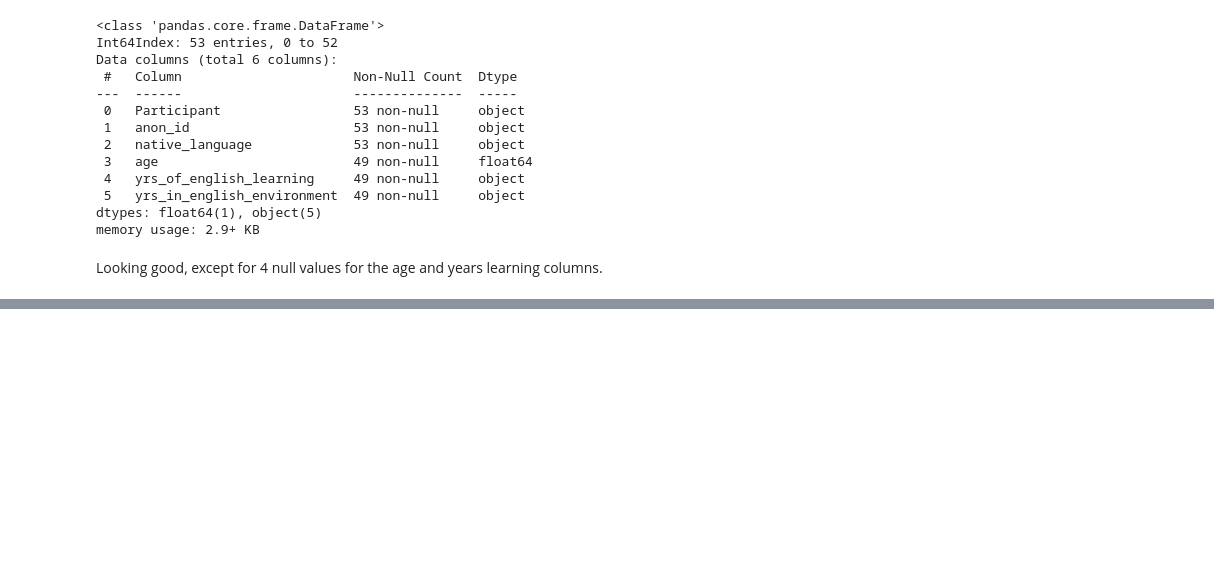
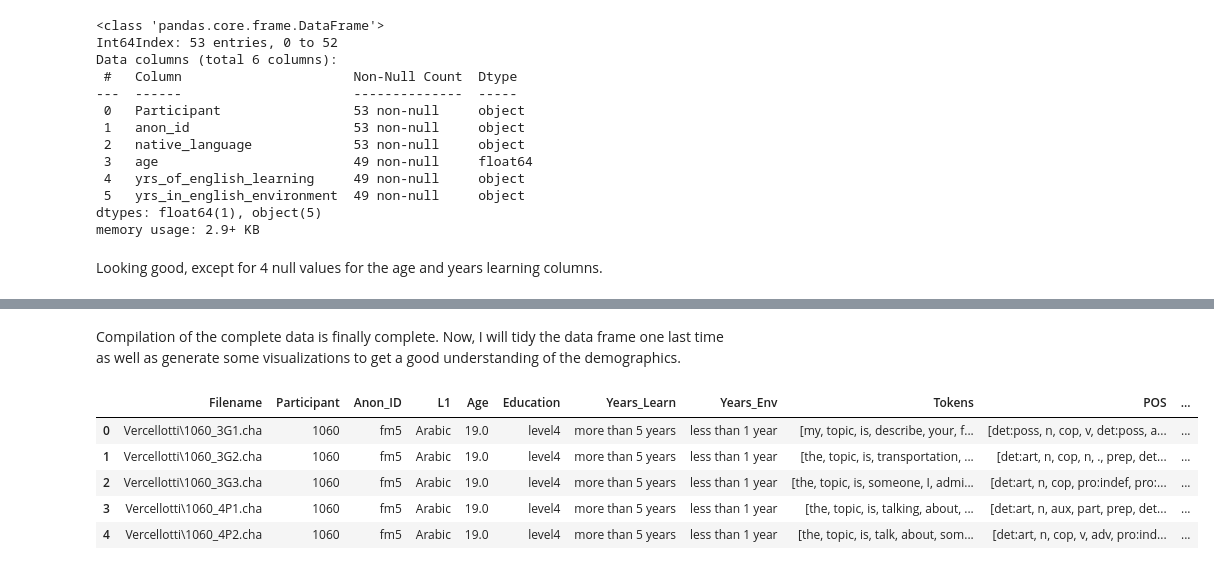
Before and after one commit to Data-Science-for-Linguists-2023/Morpheme-Acquisition-Analysis, a Jupyter notebook: notebooks/data_curation_cont.ipynb, the cells around one changed output, grey strips where cells are left out. Drawn from its saved outputs; the diff is of its cells as text; code cells hidden in the pictures; blank space fills up the shorter version.

```diff
--- a/notebooks/data_curation_cont.ipynb
+++ b/notebooks/data_curation_cont.ipynb
@@ -345,0 +402,19 @@ Next up...
+# %% [markdown]
+Compilation of the complete data is finally complete. Now, I will tidy the data frame one last time as well as generate some visualizations to get a good understanding of the demographics.
+# %%
+# renaming
+Vercorpus = Vercorpus.rename(columns={'anon_id':'Anon_ID', 'native_language':'L1',
+                                      'age':'Age', 'yrs_of_english_learning':'Years_Learn',
+                                      'yrs_in_english_environment':'Years_Env'})
+# reordering
+cols = ['Filename', 'Participant', 'Anon_ID', 'L1', 'Age', 'Education', 'Years_Learn', 'Years_Env',
+        'Tokens', 'POS', 'Morphemes']
+Vercorpus = Vercorpus[cols]
+Vercorpus.head()
+# %% [output]
+|  | Filename | Participant | Anon_ID | L1 | Age | Education | Years_Learn | Years_Env | Tokens | POS | ... |
+| 0 | Vercellotti\1060_3G1.cha | 1060 | fm5 | Arabic | 19.0 | level4 | more than 5 years | less than 1 year | [my, topic, is, describe, your, f... | [det:poss, n, cop, v, det:poss, a... | ... |
+| 1 | Vercellotti\1060_3G2.cha | 1060 | fm5 | Arabic | 19.0 | level4 | more than 5 years | less than 1 year | [the, topic, is, transportation, ... | [det:art, n, cop, n, ., prep, det... | ... |
+| 2 | Vercellotti\1060_3G3.cha | 1060 | fm5 | Arabic | 19.0 | level4 | more than 5 years | less than 1 year | [the, topic, is, someone, I, admi... | [det:art, n, cop, pro:indef, pro:... | ... |
+| 3 | Vercellotti\1060_4P1.cha | 1060 | fm5 | Arabic | 19.0 | level4 | more than 5 years | less than 1 year | [the, topic, is, talking, about, ... | [det:art, n, aux, part, prep, det... | ... |
+| 4 | Vercellotti\1060_4P2.cha | 1060 | fm5 | Arabic | 19.0 | level4 | more than 5 years | less than 1 year | [the, topic, is, talk, about, som... | [det:art, n, cop, v, adv, pro:ind... | ... |
```
Also changed, not shown: parts of 20 cells of this notebook.
